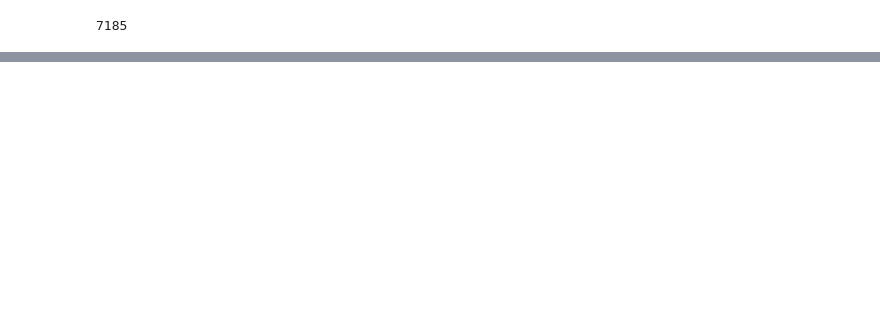
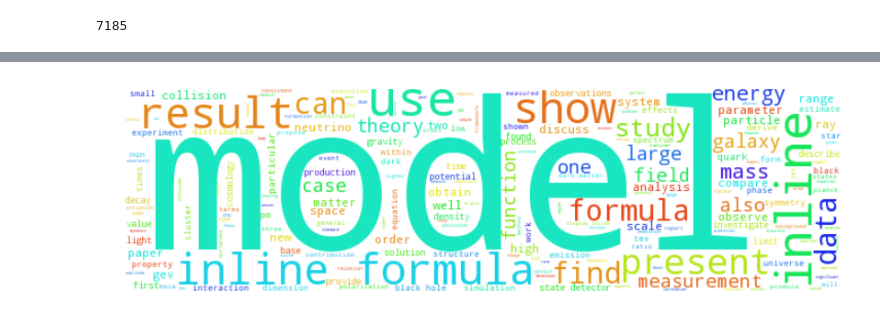
Before and after one commit to inspirehep/invenio-trends, a Jupyter notebook: research/Termvectors.ipynb, the cells around one changed output, grey strips where cells are left out. Saved outputs shown, nothing was run; the diff lists cells and outputs as text; code cells hidden in the pictures; blank space fills up the shorter version.

```diff
--- a/research/Termvectors.ipynb
+++ b/research/Termvectors.ipynb
@@ -99,0 +203,4 @@ plt.imshow(WordCloud(width=700, background_color='white').generate_from_frequenc
+# %%
+cloud([(k, v['term_freq']) for k, v in words14.items()])
+# %% [output]
+[figure, added]
```
Also changed, not shown: parts of 21 cells of this notebook, 1 other file.
